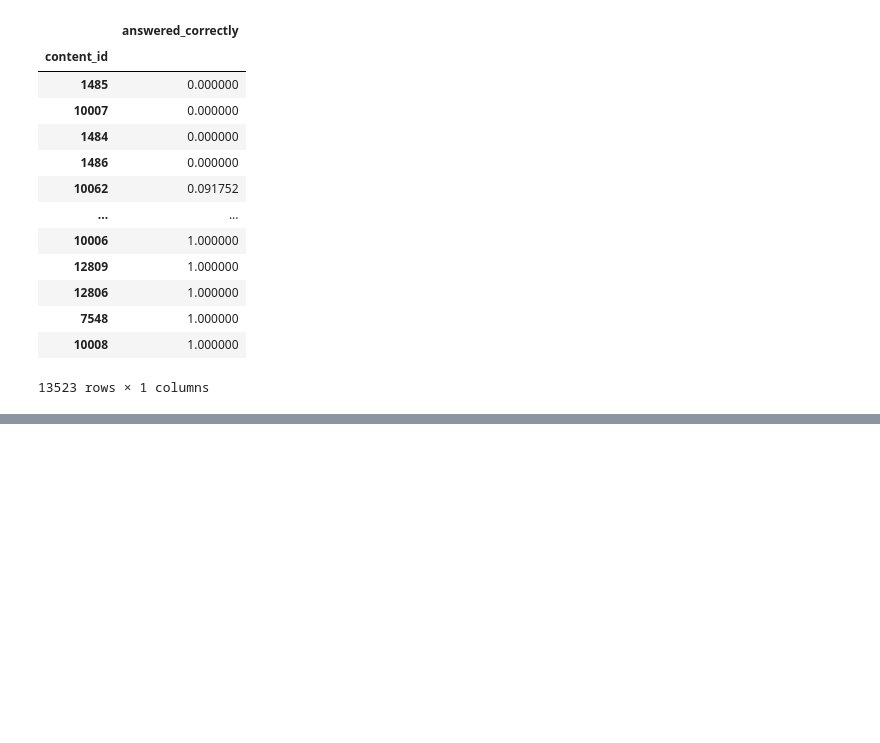
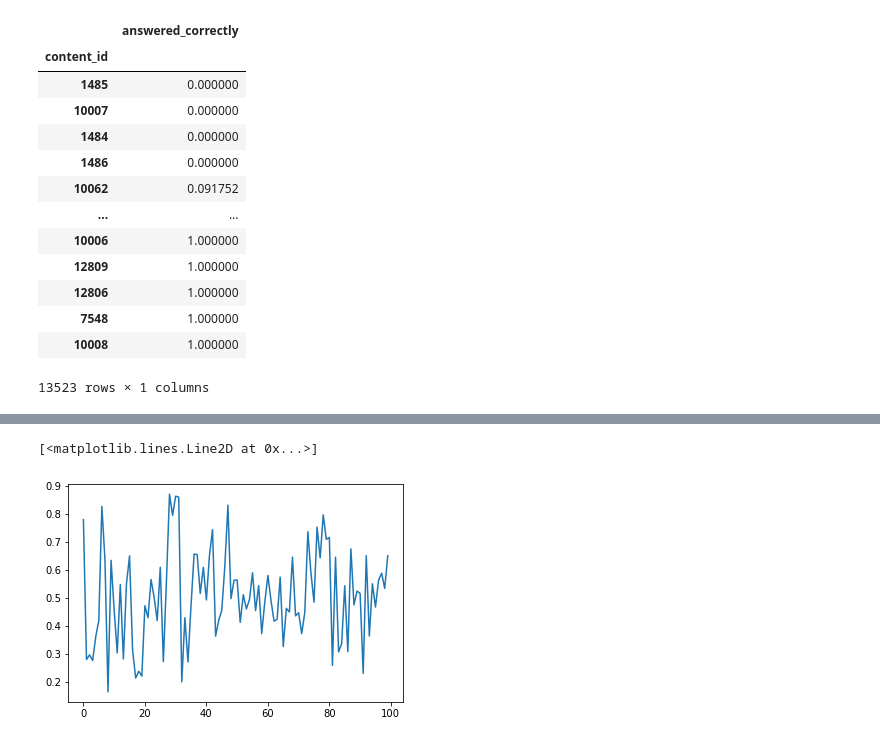
Before and after one commit to zakopuro/kaggle_Riiid, a Jupyter notebook: notebook/EDA.ipynb, the cells around one changed output, grey strips where cells are left out. Saved outputs shown, nothing was run; the diff lists cells and outputs as text; code cells hidden in the pictures; blank space fills up the shorter version.

Commit message:
base line

```diff
--- a/notebook/EDA.ipynb
+++ b/notebook/EDA.ipynb
@@ -193,0 +339,13 @@ content 10
+# %%
+df = pd.DataFrame(train_df['content_id'].value_counts().sort_values(ascending=False)).reset_index()
+# %%
+df.columns = ['content_id','num']
+# %%
+df2 = train_df[['content_id','answered_correctly']].groupby('content_id').mean().reset_index()
+# %%
+df = pd.merge(df,df2,on='content_id',how='left')
+# %%
+plt.plot(df['answered_correctly'].iloc[:100])
+# %% [output]
+[<matplotlib.lines.Line2D at 0x...>]
+[figure, added]
```
Also changed, not shown: parts of 28 cells of this notebook, 11 other files.
